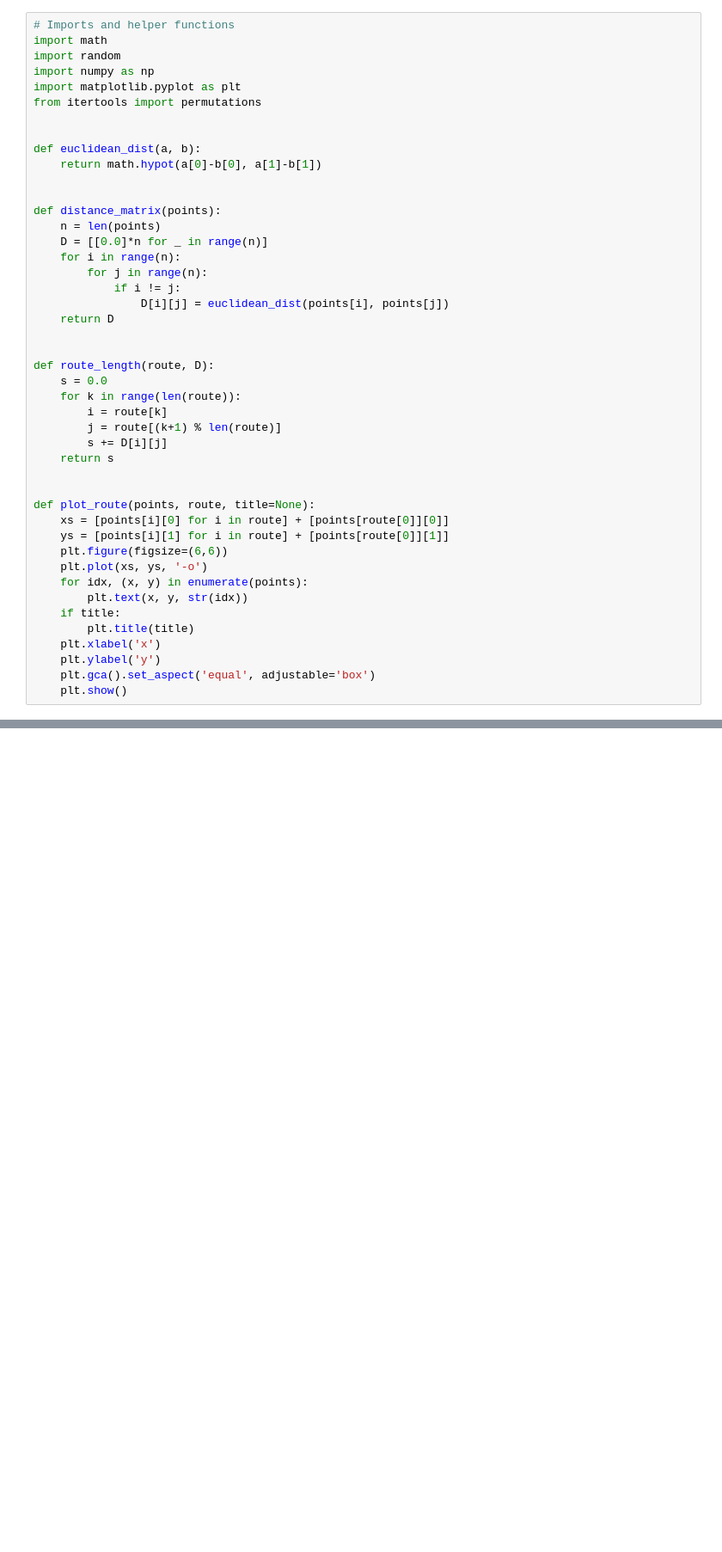
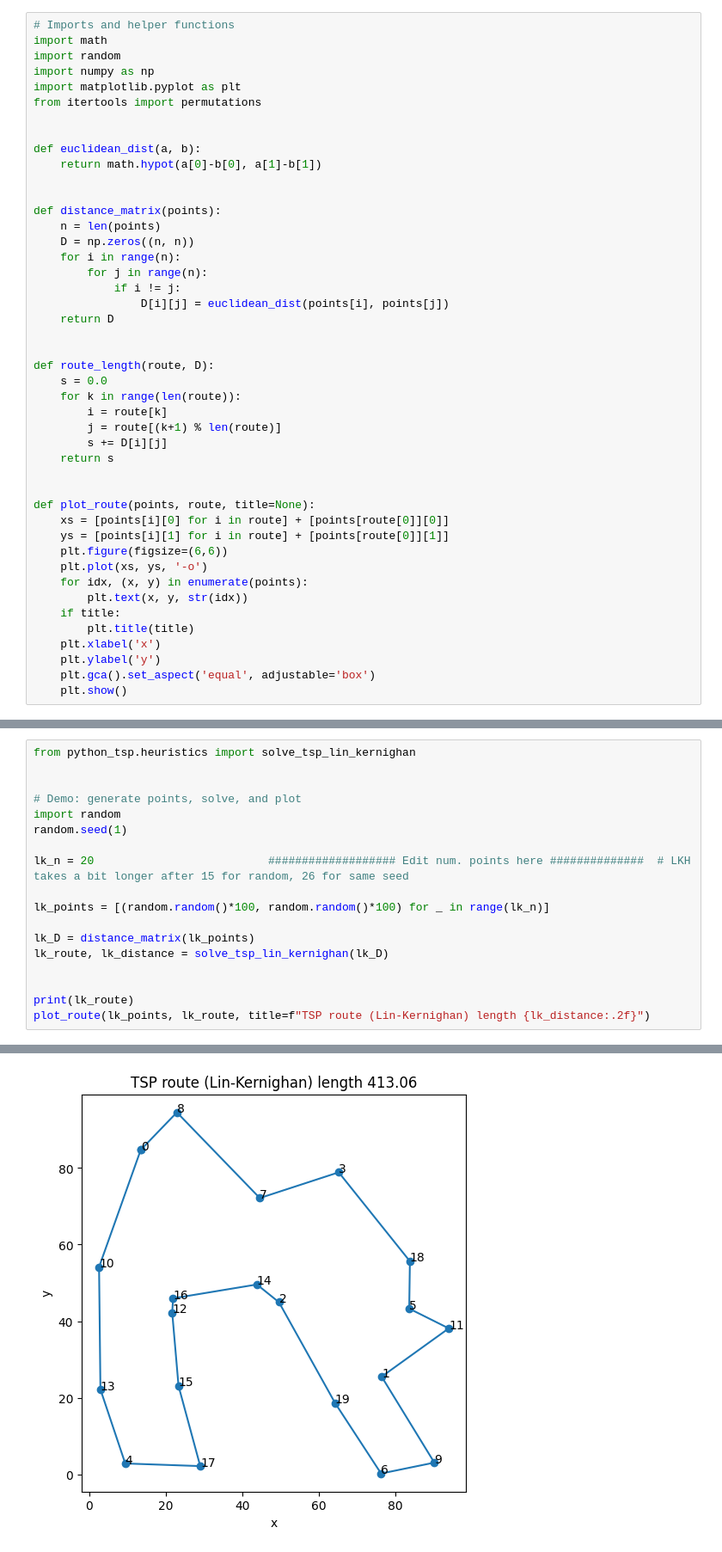
Before and after one commit to Kymapo/ISE754, a Jupyter notebook: ISE754 Project.ipynb, the cells around one changed output, grey strips where cells are left out. Shown at 86% size. Cells and saved outputs as stored; diff of their text form; blank space fills up the shorter version.

```diff
--- a/ISE754 Project.ipynb
+++ b/ISE754 Project.ipynb
@@ -32,7 +32,7 @@ def euclidean_dist(a, b):
 
 def distance_matrix(points):
     n = len(points)
-    D = [[0.0]*n for _ in range(n)]
+    D = np.zeros((n, n))
     for i in range(n):
         for j in range(n):
             if i != j:
@@ -295,0 +339,19 @@ plot_routes_with_drones(points, truck_route, drone_operations)
+# %%
+from python_tsp.heuristics import solve_tsp_lin_kernighan
+
+
+# Demo: generate points, solve, and plot
+import random
+random.seed(1)
+
+lk_n = 20                          ################### Edit num. points here ##############  # LKH takes a bit longer after 15 for random, 26 for same seed
+
+lk_points = [(random.random()*100, random.random()*100) for _ in range(lk_n)]
+
+lk_D = distance_matrix(lk_points)
+lk_route, lk_distance = solve_tsp_lin_kernighan(lk_D)
+
+
+print(lk_route)
+plot_route(lk_points, lk_route, title=f"TSP route (Lin-Kernighan) length {lk_distance:.2f}")
+# %% [output]
@@ -295,0 +359 @@ plot_routes_with_drones(points, truck_route, drone_operations)
+[figure, added]
```
Also changed, not shown: parts of 12 cells of this notebook.
